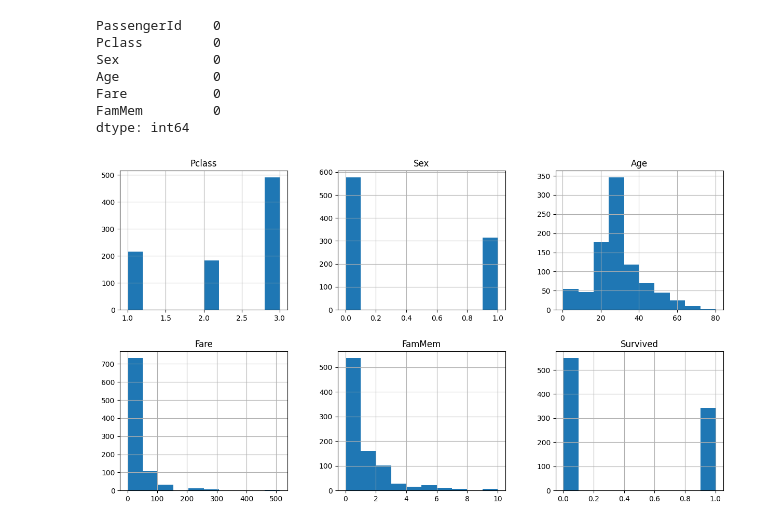
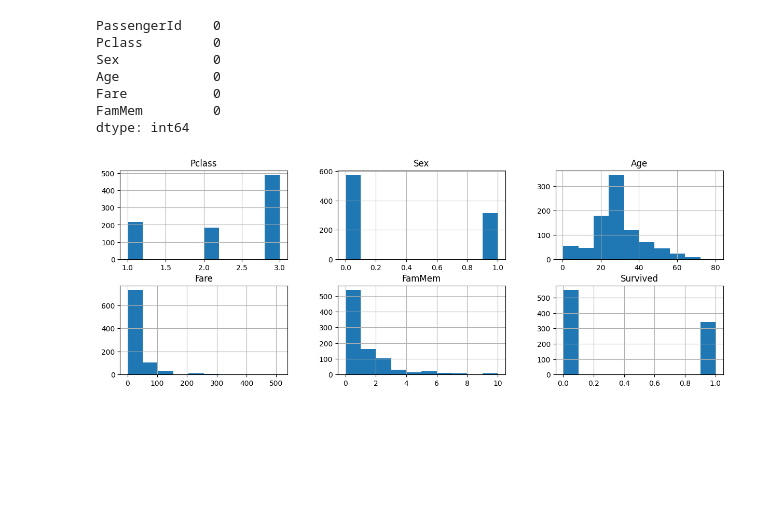
Before and after one commit to AceMuffins/kpi_ml_labwork, a Jupyter notebook: Lab3/lab3_da12_01.ipynb, the cells around one changed output. Saved outputs shown, nothing was run; the diff lists cells and outputs as text; code cells hidden in the pictures; blank space fills up the shorter version.

```diff
--- a/Lab3/lab3_da12_01.ipynb
+++ b/Lab3/lab3_da12_01.ipynb
@@ -200,7 +200,7 @@ Fare           0
 FamMem         0
 dtype: int64
 # %%
-train_data.drop(columns=['PassengerId']).hist(figsize=(15, 8), layout=(2, 3))
+train_data.drop(columns=['PassengerId']).hist(figsize=(15, 8), layout=(3, 3))
 plt.show()
 # %% [output]
-[figure, old version]
+[figure, new version]
```
Also changed, not shown: parts of 7 cells of this notebook, 1 other file.
